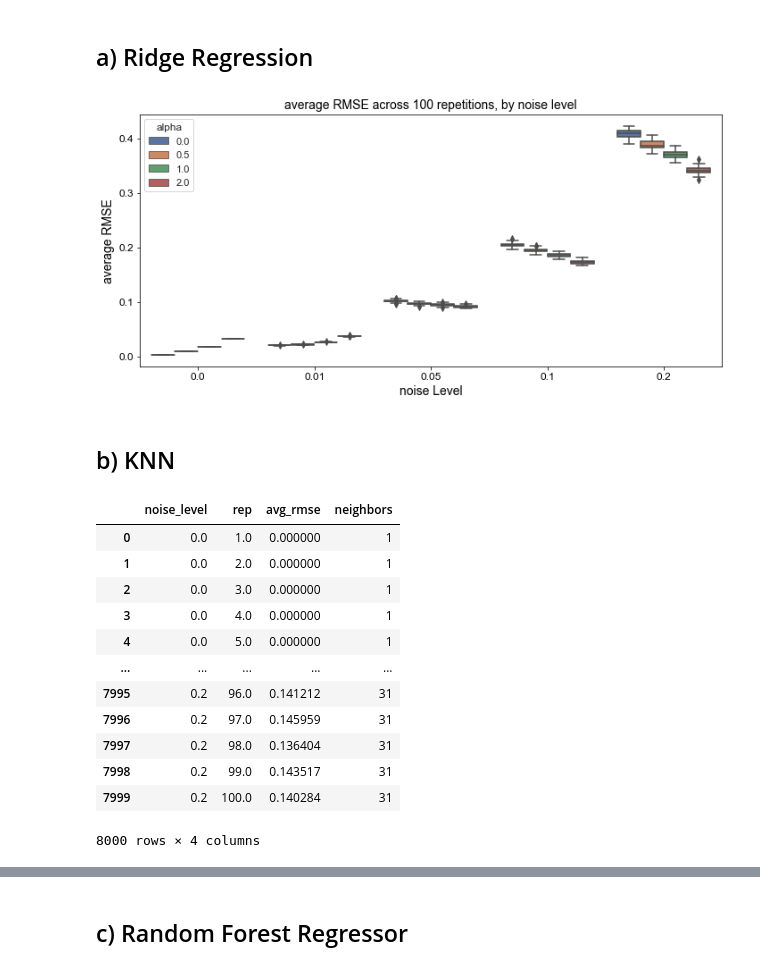
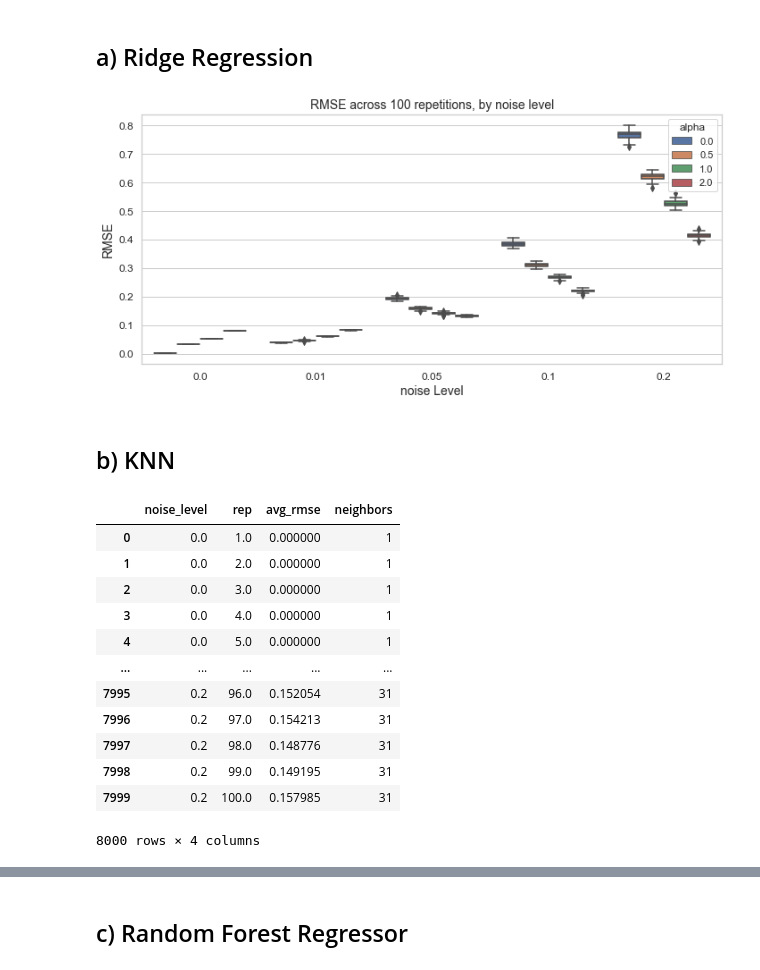
Before and after one commit to kylemjonesislanders/md-anderson, a Jupyter notebook: spectral-unmixing/simulation_experiment.ipynb, the cells around one changed output, grey strips where cells are left out. Drawn from its saved outputs; the diff is of its cells as text; code cells hidden in the pictures.

```diff
--- a/spectral-unmixing/simulation_experiment.ipynb
+++ b/spectral-unmixing/simulation_experiment.ipynb
@@ -16,6 +16,6 @@ from sklearn.multioutput import MultiOutputRegressor
 # I. Read in Data
 # %%
 # Define optimal nm for 12 point spectrum
-nm_optimal = [680, 707, 735, 746, 757, 768, 779, 800, 825, 850, 875, 900]
+nm_optimal = [680, 700, 730, 760, 800, 850]
 nm_optimal
 # %% [output]
@@ -127,8 +115,7 @@ def create_simulated_dataset(fractions, func_1, func_2, noise_sd):
     # Convert to dataframe
     dat = pd.DataFrame(dat,
                        columns = ['y1', 'y2',
-                                  'x1', 'x2', 'x3', 'x4', 'x5', 'x6',
-                                  'x7', 'x8', 'x9', 'x10', 'x11', 'x12'])
+                                  'x1', 'x2', 'x3', 'x4', 'x5', 'x6'])
 
     # Return dataset
     return(dat)
@@ -355,9 +335,9 @@ sns.set(style="whitegrid")
 sns.boxplot(x='noise_level', y='avg_rmse', data = results)
 ax.set_xlabel("noise Level",
               fontsize=14)
-ax.set_ylabel("average RMSE",
+ax.set_ylabel("RMSE",
               fontsize=14)
-ax.set_title("average RMSE across 100 repetitions, by noise level",
+ax.set_title("RMSE across 100 repetitions, by noise level",
              fontsize=14)
 for tick in ax.xaxis.get_major_ticks():
     tick.label.set_fontsize(12)
@@ -443,36 +423,36 @@ for alpha in alphas:
                                          squared=False)
             rmse_y2 = mean_squared_error(np.array(y2s), np.array(y2_estimates),
                                          squared=False)
 
             # Calculate average rmse
             avg_rmse = (rmse_y1 + rmse_y2)/2
 
             # Append results
             results.append([noise_level, rep, avg_rmse, alpha])
 
 # Save results as dataframe
 results = pd.DataFrame(results,
                        columns = ['noise_level', 'rep', 'avg_rmse', 'alpha'])
 
 # Box Plot of result
 fig, ax = plt.subplots(figsize = (10,5))
 sns.set(style="whitegrid")
 sns.boxplot(x='noise_level', y='avg_rmse', hue='alpha',
             data = results)
 ax.set_xlabel("noise Level",
               fontsize=14)
-ax.set_ylabel("average RMSE",
+ax.set_ylabel("RMSE",
               fontsize=14)
-ax.set_title("average RMSE across 100 repetitions, by noise level",
+ax.set_title("RMSE across 100 repetitions, by noise level",
              fontsize=14)
 for tick in ax.xaxis.get_major_ticks():
     tick.label.set_fontsize(12)
 for tick in ax.yaxis.get_major_ticks():
     tick.label.set_fontsize(12)
 fig.tight_layout()
 plt.show()
 # %% [output]
-[figure, old version]
+[figure, new version]
 # %% [markdown]
 ## b) KNN
 # %%
@@ -534,11 +514,11 @@ results
 | 3 | 0.0 | 4.0 | 0.000000 | 1 |
 | 4 | 0.0 | 5.0 | 0.000000 | 1 |
 | ... | ... | ... | ... | ... |
-| 7995 | 0.2 | 96.0 | 0.141212 | 31 |
-| 7996 | 0.2 | 97.0 | 0.145959 | 31 |
-| 7997 | 0.2 | 98.0 | 0.136404 | 31 |
-| 7998 | 0.2 | 99.0 | 0.143517 | 31 |
-| 7999 | 0.2 | 100.0 | 0.140284 | 31 |
+| 7995 | 0.2 | 96.0 | 0.152054 | 31 |
+| 7996 | 0.2 | 97.0 | 0.154213 | 31 |
+| 7997 | 0.2 | 98.0 | 0.148776 | 31 |
+| 7998 | 0.2 | 99.0 | 0.149195 | 31 |
+| 7999 | 0.2 | 100.0 | 0.157985 | 31 |
 8000 rows × 4 columns
 # %%
 # Average rmse for each noise level, by K value
```
Also changed, not shown: parts of 28 cells of this notebook.
